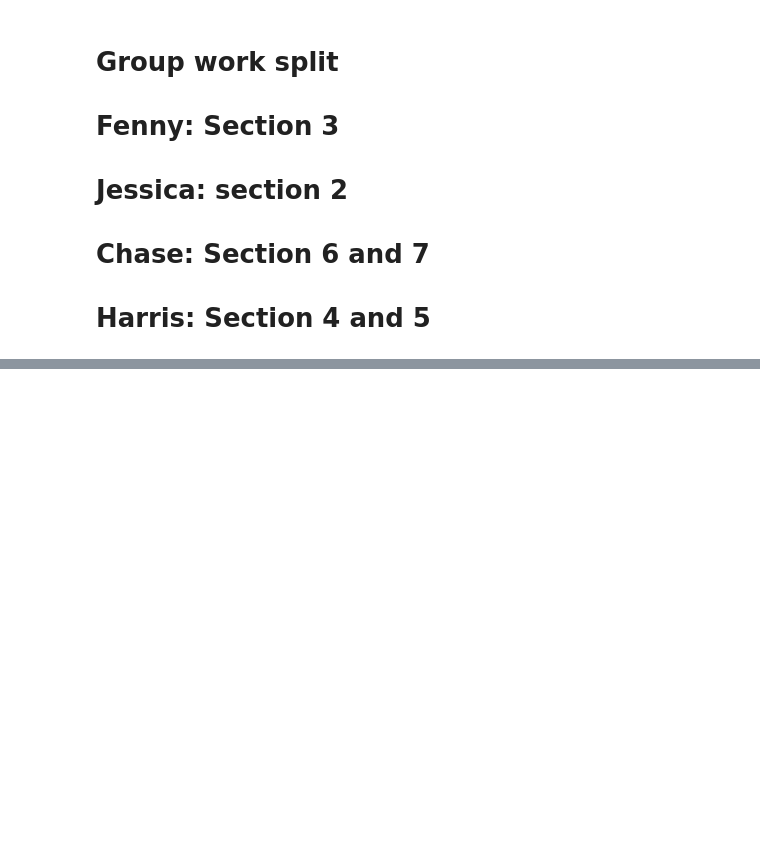
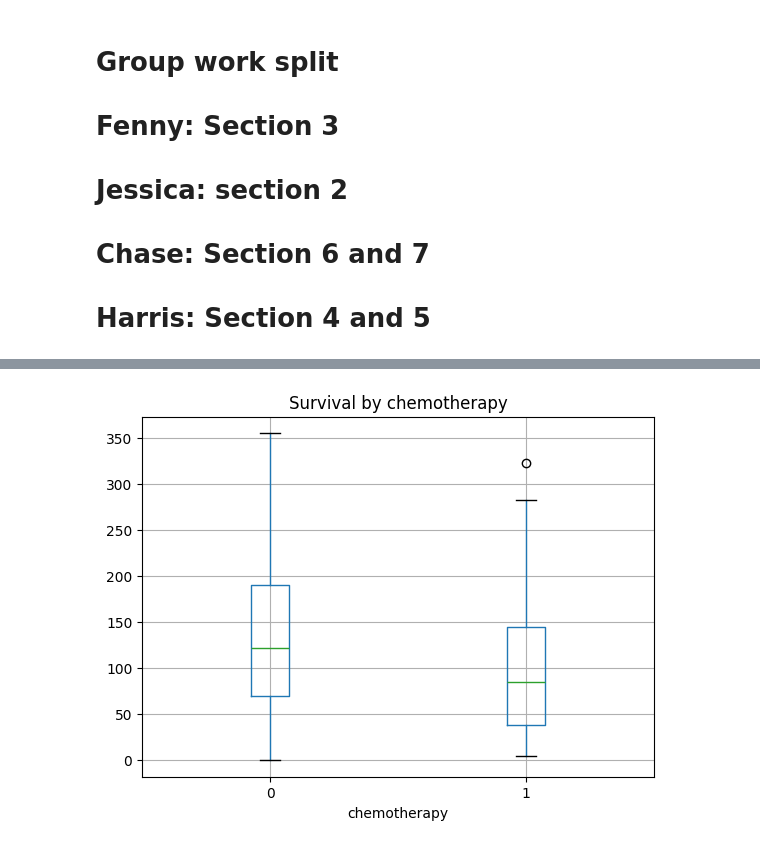
Before and after one commit to harrisdurrani/data_mining_project, a Jupyter notebook: project.ipynb, the cells around one changed output, grey strips where cells are left out. Cells and saved outputs as stored; diff of their text form; code cells hidden in the pictures; blank space fills up the shorter version.

```diff
--- a/project.ipynb
+++ b/project.ipynb
@@ -97,0 +286,8 @@ print(survival_tumor_size_correlation)
+# %%
+# Chemotherapy and overall survival months
+tmp = X.dropna(subset=["chemotherapy","overall_survival_months"])
+tmp.boxplot(column="overall_survival_months", by="chemotherapy")
+plt.title("Survival by chemotherapy"); plt.suptitle("")
+plt.show()
+# %% [output]
+[figure, added]
```
Also changed, not shown: parts of 33 cells of this notebook, 2 other files.
